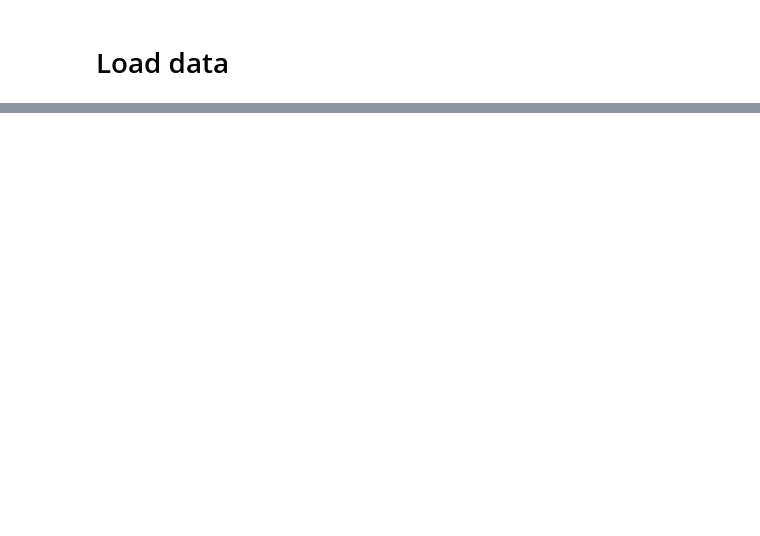
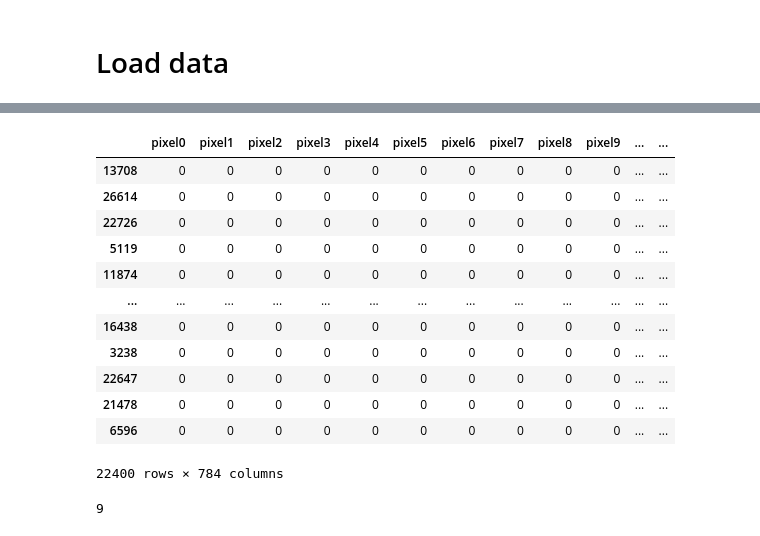
Before and after one commit to ProgramTraveler/DRL, a Jupyter notebook: digit-recognizer.ipynb, the cells around one changed output, grey strips where cells are left out. Saved outputs shown, nothing was run; the diff lists cells and outputs as text; code cells hidden in the pictures; blank space fills up the shorter version.

```diff
--- a/digit-recognizer.ipynb
+++ b/digit-recognizer.ipynb
@@ -83,0 +136,22 @@ Name: count, dtype: int64
+# %%
+X_train, X_val = train_test_split(test_df, test_size=0.2, random_state=64)
+X_train
+# %% [output]
+|  | pixel0 | pixel1 | pixel2 | pixel3 | pixel4 | pixel5 | pixel6 | pixel7 | pixel8 | pixel9 | ... | ... |
+| 13708 | 0 | 0 | 0 | 0 | 0 | 0 | 0 | 0 | 0 | 0 | ... | ... |
+| 26614 | 0 | 0 | 0 | 0 | 0 | 0 | 0 | 0 | 0 | 0 | ... | ... |
+| 22726 | 0 | 0 | 0 | 0 | 0 | 0 | 0 | 0 | 0 | 0 | ... | ... |
+| 5119 | 0 | 0 | 0 | 0 | 0 | 0 | 0 | 0 | 0 | 0 | ... | ... |
+| 11874 | 0 | 0 | 0 | 0 | 0 | 0 | 0 | 0 | 0 | 0 | ... | ... |
+| ... | ... | ... | ... | ... | ... | ... | ... | ... | ... | ... | ... | ... |
+| 16438 | 0 | 0 | 0 | 0 | 0 | 0 | 0 | 0 | 0 | 0 | ... | ... |
+| 3238 | 0 | 0 | 0 | 0 | 0 | 0 | 0 | 0 | 0 | 0 | ... | ... |
+| 22647 | 0 | 0 | 0 | 0 | 0 | 0 | 0 | 0 | 0 | 0 | ... | ... |
+| 21478 | 0 | 0 | 0 | 0 | 0 | 0 | 0 | 0 | 0 | 0 | ... | ... |
+| 6596 | 0 | 0 | 0 | 0 | 0 | 0 | 0 | 0 | 0 | 0 | ... | ... |
+22400 rows × 784 columns
+# %%
+inpt = X_train
+arr = predict(inpt, '/kaggle/working/rfc')
+# %% [output]
+9
```
Also changed, not shown: parts of 15 cells of this notebook.
